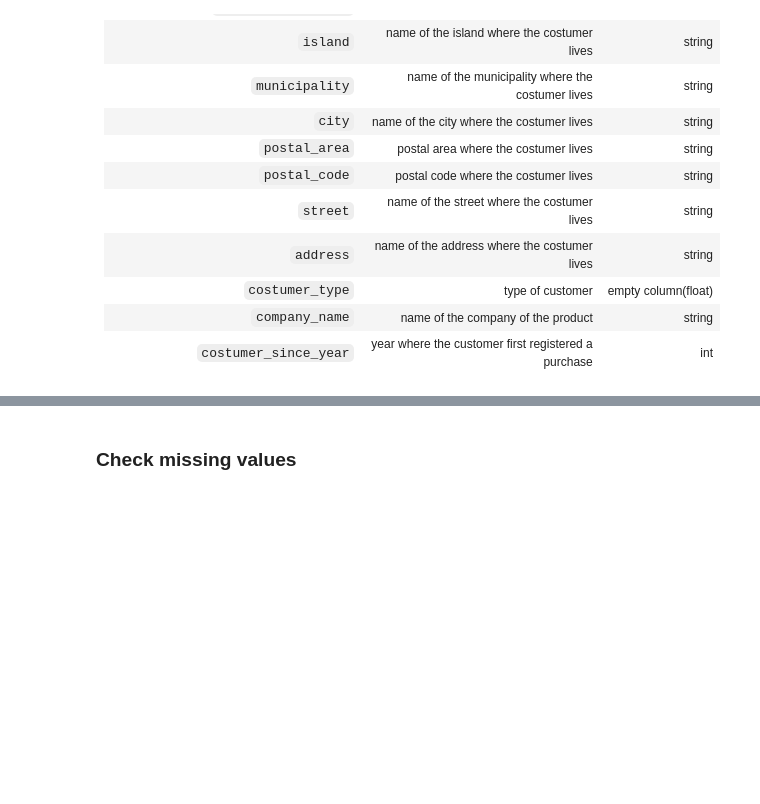
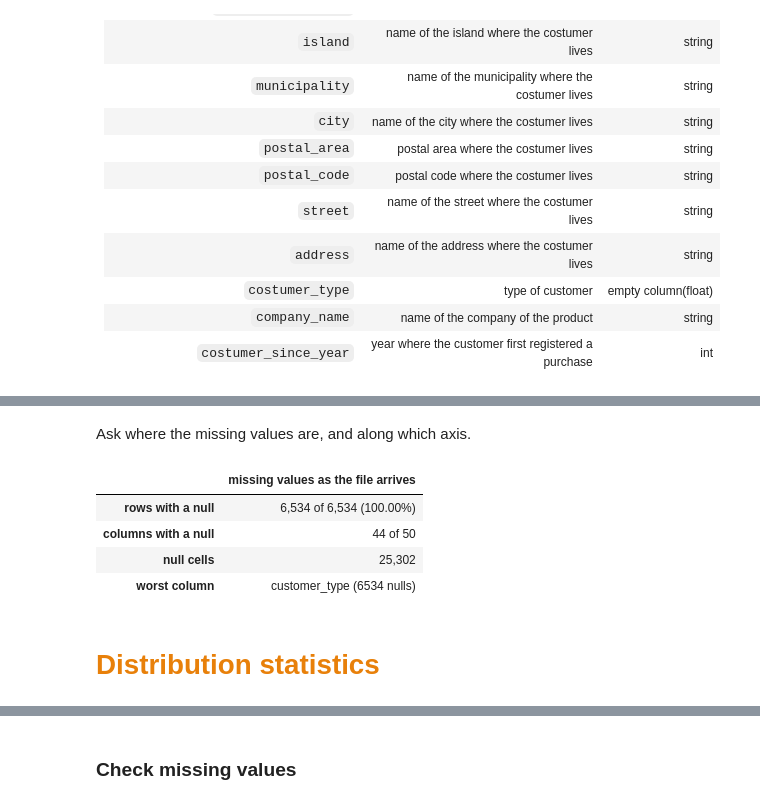
Before and after one commit to MiguelSantos00/Predicting-Repeat-Purchases-ML, a Jupyter notebook: notebooks/Homework_Group06_Exploration.ipynb, the cells around one changed output, grey strips where cells are left out. Drawn from its saved outputs; the diff is of its cells as text; code cells hidden in the pictures; blank space fills up the shorter version.

```diff
--- a/notebooks/Homework_Group06_Exploration.ipynb
+++ b/notebooks/Homework_Group06_Exploration.ipynb
@@ -99,0 +200,21 @@ NameError: name 'raw_data' is not defined
+# %% [markdown]
+Ask where the missing values are, and along which axis.
+# %%
+rows_with_null = raw.isna().any(axis=1)
+per_column = raw.isna().sum()
+
+pd.Series({
+    "rows with a null": f"{rows_with_null.sum():,} of {len(raw):,}"
+                        f" ({100 * rows_with_null.mean():.2f}%)",
+    "columns with a null": f"{(per_column > 0).sum()} of {raw.shape[1]}",
+    "null cells": f"{raw.isna().sum().sum():,}",
+    "worst column": f"{per_column.idxmax()} ({per_column.max()} nulls)",
+}).to_frame("missing values as the file arrives")
+# %% [output]
+|  | missing values as the file arrives |
+| rows with a null | 6,534 of 6,534 (100.00%) |
+| columns with a null | 44 of 50 |
+| null cells | 25,302 |
+| worst column | customer_type (6534 nulls) |
+# %% [markdown]
+# <font color='#E8800A'>Distribution statistics</font> <a class="anchor" id="distributions"></a>
```
Also changed, not shown: parts of 25 cells of this notebook.
